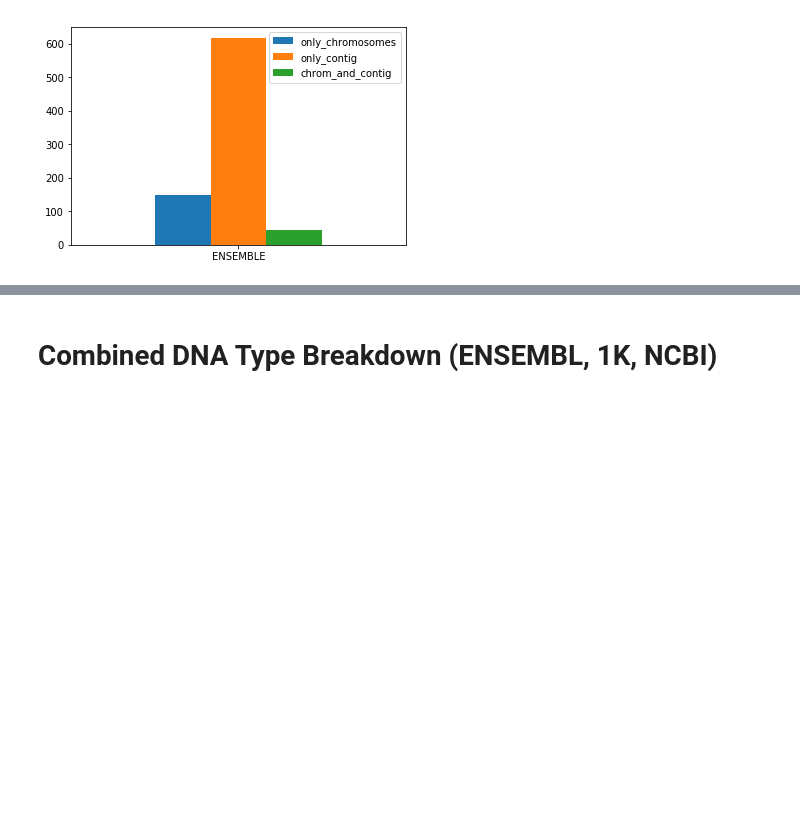
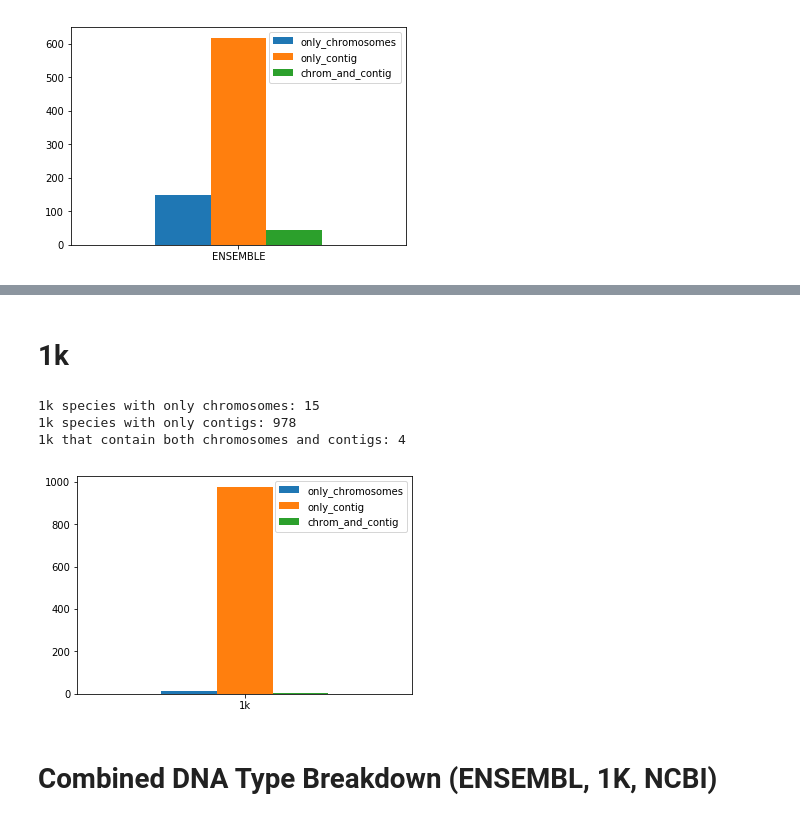
Before and after one commit to Mangul-Lab-USC/db.microbiome, a Jupyter notebook: Fungi/jupyter_notebook_analysis/ensemble_analysis.ipynb, the cells around one changed output, grey strips where cells are left out. Saved outputs shown, nothing was run; the diff lists cells and outputs as text; code cells hidden in the pictures; blank space fills up the shorter version.

```diff
--- a/Fungi/jupyter_notebook_analysis/ensemble_analysis.ipynb
+++ b/Fungi/jupyter_notebook_analysis/ensemble_analysis.ipynb
@@ -54,3 +95,36 @@ species that contain both chromosomes and contigs: 43
+# %% [markdown]
+# 1k
+# %%
+import pandas as pd
+import seaborn as sns
+import sqlite3
+import csv
+cnx = sqlite3.connect(r'/Users/aaronkarlsberg/Desktop/199/db.microbiome/Fungi/data/refSeqFungiStats.db')
+
+onek_chr = pd.read_sql_query("SELECT TAXID FROM speciesdb where dbname = '1K' AND chromosome_count > 0 AND contig_count == 0", cnx).size
+onek_contig = pd.read_sql_query("SELECT TAXID FROM speciesdb where dbname = '1K' AND chromosome_count == 0 AND contig_count >0", cnx).size
+chrom_and_contig = pd.read_sql_query("SELECT TAXID FROM speciesdb where dbname = '1K' AND chromosome_count > 0 AND contig_count > 0", cnx).size
+
+
+onek_dict = {"only_chromosomes": onek_chr, "only_contig": onek_contig, "chrom_and_contig": chrom_and_contig}
+index = {"1k"}
+df = pd.DataFrame(onek_dict, index=index)
+ax = df.plot.bar(rot=0)
+
+# with open('ensemble_dict.csv', 'w') as csv_file:
+#     writer = csv.writer(csv_file)
+#     for key, value in ensemble_dict.items():
+#        writer.writerow([key, value])
+# df = pd.read_csv('ensemble_dict.csv')
+
+print("1k species with only chromosomes:", onek_chr)
+print("1k species with only contigs:", onek_contig )
+print("1k that contain both chromosomes and contigs:", chrom_and_contig)
+# %% [output]
+1k species with only chromosomes: 15
+1k species with only contigs: 978
+1k that contain both chromosomes and contigs: 4
+[figure, added]
 # %% [markdown]
 # Combined DNA Type Breakdown (ENSEMBL, 1K, NCBI)
 # %%
```
Also changed, not shown: parts of 4 cells of this notebook.
